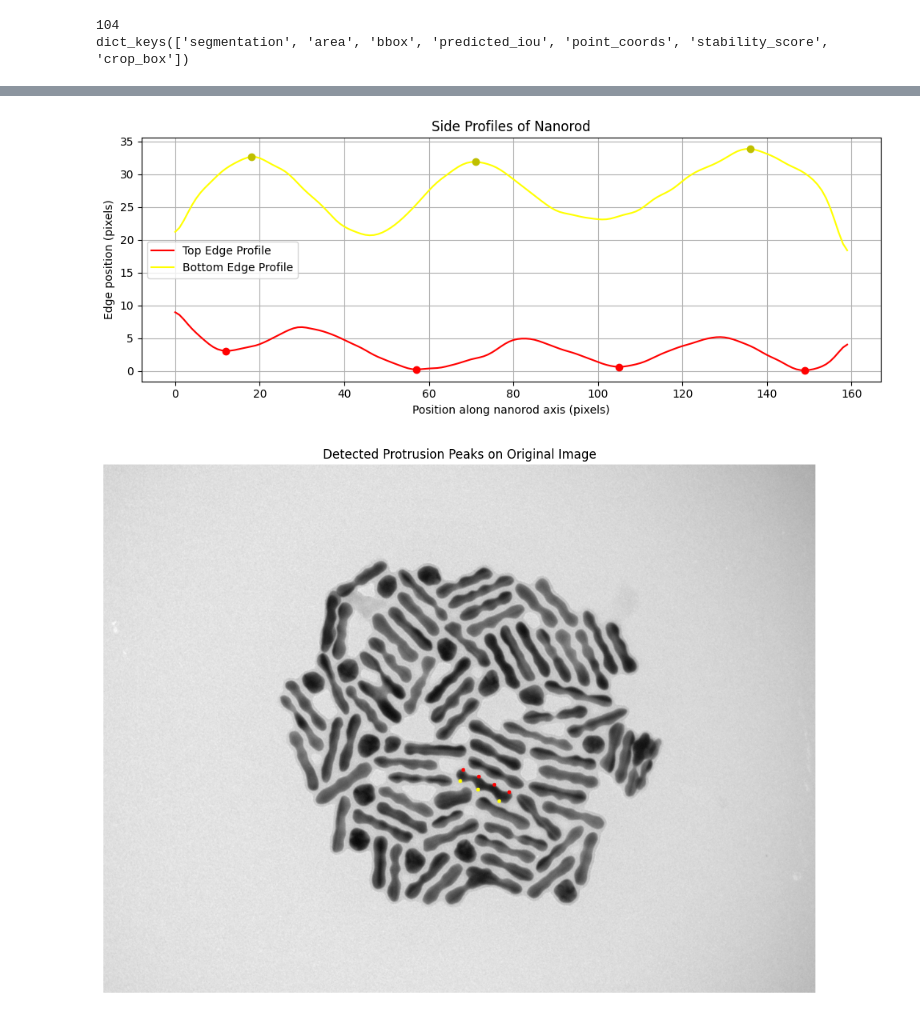
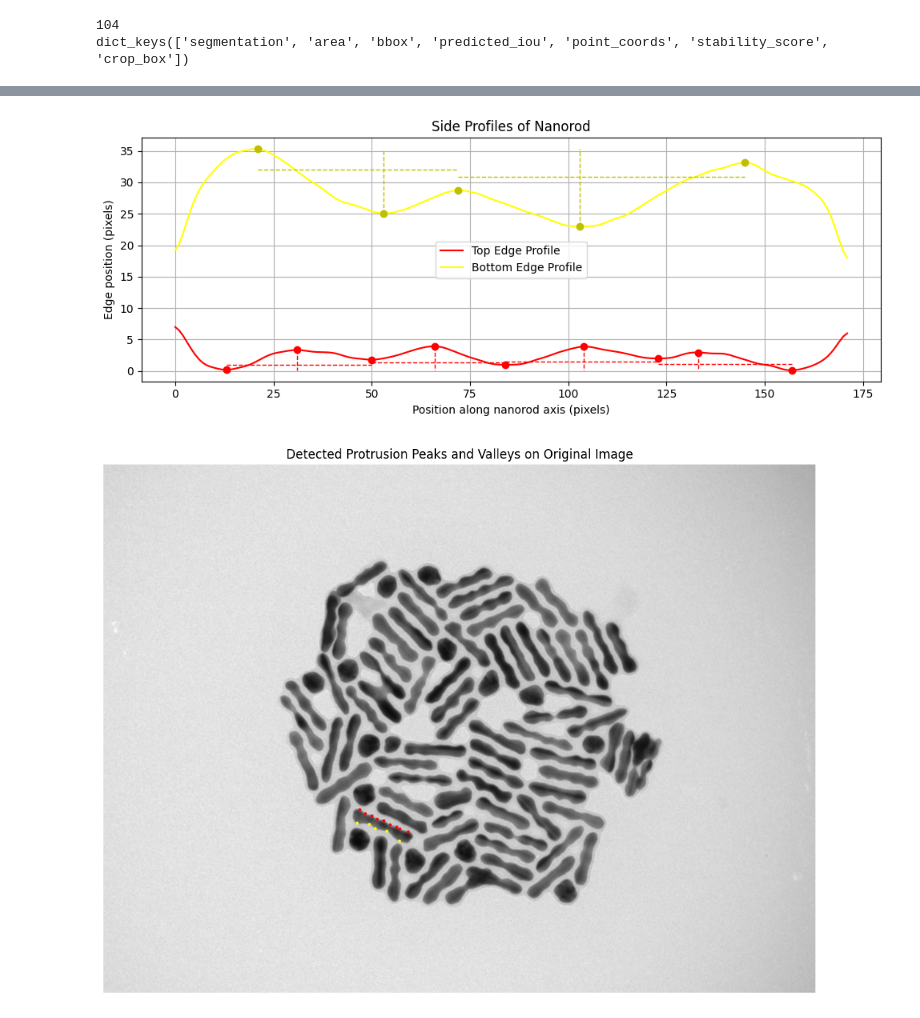
Before and after one commit to htao7/sam_nr, a Jupyter notebook: main.ipynb, the cells around one changed output, grey strips where cells are left out. Cells and saved outputs as stored; diff of their text form; code cells hidden in the pictures.

Commit message:
demo for spacing and height measurement on nanorod TEM

```diff
--- a/main.ipynb
+++ b/main.ipynb
@@ -244,19 +244,18 @@ def extract_side_profiles(image, mask, bbox, smooth_sigma=2, plot=True):
     Extracts and plots both side profiles of a nanorod.
 
     Parameters:
+        image: Original image.
         mask: 2D binary mask (only for one nanorod).
         bbox: Rotated bounding box ((cx, cy), (w, h), angle).
         smooth_sigma: Gaussian smoothing parameter.
         plot: Whether to plot both side profiles.
 
     Returns:
+        ndarray: Array of spacings.
         dict with:
-            - 'top_profile': upper side profile
-            - 'bottom_profile': lower side profile
-            - 'top_peaks': peak x-coordinates for top side
-            - 'bottom_peaks': peak x-coordinates for bottom side
-            - 'avg_spacing_top': mean spacing between top peaks
-            - 'avg_spacing_bottom': mean spacing between bottom peaks
+            avg_spacing: Average spacing.
+            std_spacing: Standard deviation of spacings.
+            cnt_spacing: Number of spacings.
     """
     (cx, cy), (w, h), angle = bbox
     if w < h:
@@ -308,19 +307,29 @@ def extract_side_profiles(image, mask, bbox, smooth_sigma=2, plot=True):
     top_smooth = gaussian_filter1d(top_profile_filled, sigma=smooth_sigma)
     bottom_smooth = gaussian_filter1d(bottom_profile_filled, sigma=smooth_sigma)
 
-    # Detect protrusions (peaks)
+    # Detect protrusions (peaks and valleys)
     top_peaks, _ = find_peaks(-top_smooth, distance=10, prominence=0.5)
+    top_valleys, _ = find_peaks(top_smooth, distance=10, prominence=0.5)
     bottom_peaks, _ = find_peaks(bottom_smooth, distance=10, prominence=0.5)
+    bottom_valleys, _ = find_peaks(-bottom_smooth, distance=10, prominence=0.5)
 
     # Compute spacings
     spacing_top = np.diff(top_peaks)
     spacing_bottom = np.diff(bottom_peaks)
     spacing = np.concatenate([spacing_top, spacing_bottom])
 
+    # Height: distance from valleys to their corresponding edge (top or bottom)
+    height_top = top_smooth[top_valleys] - np.min(top_smooth)
+    height_bottom = np.max(bottom_smooth) - bottom_smooth[bottom_valleys]
+    height = np.concatenate([height_top, height_bottom])
+
     results = {
-        'avg_spacing': np.mean(spacing) if len(spacing) > 0 else None,
-        'std_spacing': np.std(spacing) if len(spacing) > 0 else None,
+        'avg_spacing': np.mean(spacing) if len(spacing) else None,
+        'std_spacing': np.std(spacing) if len(spacing) else None,
         'cnt_spacing': len(spacing),
+        'avg_height': np.mean(height) if len(height) else None,
+        'std_height': np.std(height) if len(height) else None,
+        'cnt_height': len(height)
     }
 
     if plot:
@@ -329,46 +338,75 @@ def extract_side_profiles(image, mask, bbox, smooth_sigma=2, plot=True):
         plt.plot(bottom_smooth, label='Bottom Edge Profile', color='yellow')
         plt.plot(top_peaks, top_smooth[top_peaks], 'ro')
         plt.plot(bottom_peaks, bottom_smooth[bottom_peaks], 'yo')
+        plt.plot(top_valleys, top_smooth[top_valleys], 'ro')
+        plt.plot(bottom_valleys, bottom_smooth[bottom_valleys], 'yo')
+        # Plot spacing lines (vertical dashed lines between adjacent peaks)
+        for i in range(len(top_peaks) - 1):
+            x1, x2 = top_peaks[i], top_peaks[i+1]
+            y_avg = (top_smooth[x1] + top_smooth[x2]) / 2
+            plt.plot([x1, x2], [y_avg, y_avg], 'r--', linewidth=1)
+
+        for i in range(len(bottom_peaks) - 1):
+            x1, x2 = bottom_peaks[i], bottom_peaks[i+1]
+            y_avg = (bottom_smooth[x1] + bottom_smooth[x2]) / 2
+            plt.plot([x1, x2], [y_avg, y_avg], 'y--', linewidth=1)
+
+        # Plot height lines (vertical dashed lines from valley to edge)
+        for x, y in zip(top_valleys, top_smooth[top_valleys]):
+            plt.plot([x, x], [y, np.min(top_smooth)], 'r--', linewidth=1)
+
+        for x, y in zip(bottom_valleys, bottom_smooth[bottom_valleys]):
+            plt.plot([x, x], [y, np.max(bottom_smooth)], 'y--', linewidth=1)
         plt.legend()
         plt.title("Side Profiles of Nanorod")
         plt.xlabel("Position along nanorod axis (pixels)")
         plt.ylabel("Edge position (pixels)")
         plt.grid(True)
         plt.tight_layout()
         plt.show()
 
         overlay_img = image.copy()
         if len(overlay_img.shape) == 2:
             overlay_img = cv2.cvtColor(overlay_img, cv2.COLOR_GRAY2RGB)
 
         # Re-map peak coordinates to original image space
         def map_back(xs, ys):
             # from cropped + rotated → original
             xs_full = xs + x_min
             ys_full = ys + y_min
             pts = np.vstack([xs_full, ys_full, np.ones_like(xs_full)]).T
             inv_mat = cv2.invertAffineTransform(rot_mat)
             mapped = pts @ inv_mat.T
             return mapped[:, 0], mapped[:, 1]
 
-        top_xs, top_ys = map_back(np.array(top_peaks), top_smooth[top_peaks])
-        bot_xs, bot_ys = map_back(np.array(bottom_peaks), bottom_smooth[bottom_peaks])
+        # Draw peaks
+        tp_x, tp_y = map_back(np.array(top_peaks), top_smooth[top_peaks])
+        bp_x, bp_y = map_back(np.array(bottom_peaks), bottom_smooth[bottom_peaks])
+        for x, y in zip(tp_x, tp_y):
+            cv2.circle(overlay_img, (int(x), int(y)), 4, (255, 0, 0), -1)
+        for x, y in zip(bp_x, bp_y):
+            cv2.circle(overlay_img, (int(x), int(y)), 4, (255, 255, 0), -1)
 
-        for (x1, y1) in zip(top_xs, top_ys):
-            cv2.circle(overlay_img, (int(x1), int(y1)), 5, (255, 0, 0), -1)
-        for (x2, y2) in zip(bot_xs, bot_ys):
-            cv2.circle(overlay_img, (int(x2), int(y2)), 5, (255, 255, 0), -1)
+        # Draw heights (valleys)
+        tv_x, tv_y = map_back(np.array(top_valleys), top_smooth[top_valleys])
+        bv_x, bv_y = map_back(np.array(bottom_valleys), bottom_smooth[bottom_valleys])
+
+        for x, y, h in zip(tv_x, tv_y, height_top):
+            cv2.circle(overlay_img, (int(x), int(y)), 4, (255, 0, 0), -1)
+
+        for x, y, h in zip(bv_x, bv_y, height_bottom):
+            cv2.circle(overlay_img, (int(x), int(y)), 4, (255, 255, 0), -1)
 
         plt.figure(figsize=(10, 10))
         plt.imshow(overlay_img)
-        plt.title("Detected Protrusion Peaks on Original Image")
+        plt.title("Detected Protrusion Peaks and Valleys on Original Image")
         plt.axis('off')
         plt.tight_layout()
         plt.show()
 
-    return spacing, results
+    return spacing, height, results
 
-extract_side_profiles(image, masks_rods[55]['segmentation'], bboxs_rods[55], plot=True)
+extract_side_profiles(image, masks_rods[10]['segmentation'], bboxs_rods[10], plot=True)
 # %% [output]
-[figure, old version]
+[figure, new version]
-[figure, old version]
+[figure, new version]
```
Also changed, not shown: parts of 3 cells of this notebook.
